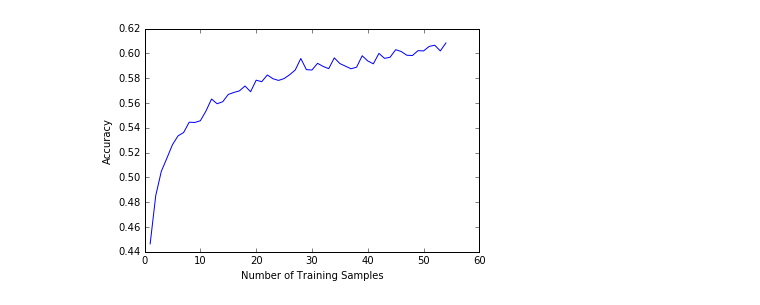
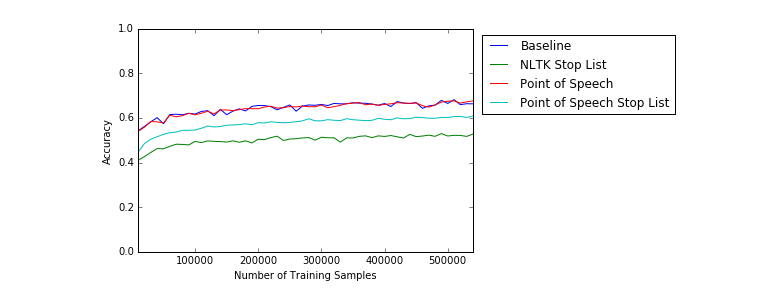
Before and after one commit to jackslinger/NLP, a Jupyter notebook: Lab8.ipynb, the cells around one changed output. Drawn from its saved outputs; the diff is of its cells as text; code cells hidden in the pictures.

```diff
--- a/Lab8.ipynb
+++ b/Lab8.ipynb
@@ -250,9 +233,22 @@ avg / total       0.61      0.62      0.61      9842
+# %%
+pos_dev = [0.44640000000000002, 0.48530000000000001, 0.50490000000000002, 0.51549999999999996, 0.52639999999999998, 0.53349999999999997, 0.53620000000000001, 0.54449999999999998, 0.54430000000000001, 0.54569999999999996, 0.55349999999999999, 0.56320000000000003, 0.55940000000000001, 0.56100000000000005, 0.56689999999999996, 0.56850000000000001, 0.56979999999999997, 0.57369999999999999, 0.56910000000000005, 0.57840000000000003, 0.57720000000000005, 0.58260000000000001, 0.5796, 0.57820000000000005, 0.57969999999999999, 0.58279999999999998, 0.58660000000000001, 0.59589999999999999, 0.58689999999999998, 0.58660000000000001, 0.59199999999999997, 0.58950000000000002, 0.5877, 0.59640000000000004, 0.59179999999999999, 0.5897, 0.58760000000000001, 0.58889999999999998, 0.59809999999999997, 0.59389999999999998, 0.59160000000000001, 0.59999999999999998, 0.59599999999999997, 0.59689999999999999, 0.60299999999999998, 0.60150000000000003, 0.59850000000000003, 0.59830000000000005, 0.60219999999999996, 0.60199999999999998, 0.60560000000000003, 0.60660000000000003, 0.60199999999999998, 0.60840000000000005]
+pos_train = [0.4625939740289956, 0.50391891695386004, 0.53219473890851987, 0.54884650060346962, 0.56559459931073597, 0.58161926158588895, 0.5892317032383777, 0.60268980209105849, 0.61076938736930886, 0.6185490555337434, 0.63086019863601328, 0.64021761258706689, 0.64594148526225481, 0.65437551803865113, 0.66454907007517927, 0.66778999258386773, 0.67770543413456641, 0.68571412991318759, 0.68759906353153311, 0.69890139452369526, 0.70008833922261482, 0.71195233317337758, 0.7125939740289956, 0.71946116709563901, 0.72781703965449551, 0.73207222731172472, 0.73927023804330438, 0.74990366298768341, 0.75036353589553428, 0.75850855763498093, 0.76506674519042006, 0.76490678939638501, 0.76940009306518931, 0.77911922523229948, 0.78444684378135499, 0.78918189882068956, 0.79231012520176247, 0.79680706422952208, 0.80247640652037977, 0.8077367709287615, 0.811326687897163, 0.81888096380636621, 0.8192681295351103, 0.83198461516090094, 0.83310975875757975, 0.84088579156305898, 0.83932076953278367, 0.84928165307042414, 0.85124292922683187, 0.8580192383195917, 0.85924798964649773, 0.86845453620090451, 0.87099746979016712, 0.87532354694702552]
+nostoplist_dev = [0.54239999999999999, 0.56210000000000004, 0.5827, 0.6008, 0.57399999999999995, 0.61480000000000001, 0.61660000000000004, 0.61380000000000001, 0.62039999999999995, 0.61699999999999999, 0.62880000000000003, 0.63229999999999997, 0.60980000000000001, 0.63829999999999998, 0.61419999999999997, 0.63019999999999998, 0.64049999999999996, 0.63119999999999998, 0.65139999999999998, 0.65569999999999995, 0.65510000000000002, 0.6502, 0.63600000000000001, 0.6472, 0.65810000000000002, 0.63, 0.65269999999999995, 0.65780000000000005, 0.65639999999999998, 0.66020000000000001, 0.6552, 0.66479999999999995, 0.66290000000000004, 0.66290000000000004, 0.66790000000000005, 0.66600000000000004, 0.66549999999999998, 0.66169999999999995, 0.65680000000000005, 0.6643, 0.65100000000000002, 0.67320000000000002, 0.6663, 0.6643, 0.66849999999999998, 0.64280000000000004, 0.65400000000000003, 0.65720000000000001, 0.67869999999999997, 0.66459999999999997, 0.68169999999999997, 0.65939999999999999, 0.66339999999999999, 0.66290000000000004]
+nostoplist_train = [0.55338342857973799, 0.57945076996902678, 0.60940431008157747, 0.62611787287876808, 0.60385129927729064, 0.64880796579854294, 0.65733288254882283, 0.66591414736291066, 0.67085096482426676, 0.67036746208320608, 0.69225959371228318, 0.6959785659235993, 0.68120992016751736, 0.70705550466053013, 0.69392822347278571, 0.70310568715554977, 0.7199464875161774, 0.70532689147726446, 0.73942292311942881, 0.74187679041428556, 0.75019994474254392, 0.74303465224156229, 0.73371722723901756, 0.74864219343017935, 0.76893113175994998, 0.74194404455495933, 0.7624365629862293, 0.77123776701711522, 0.77370254038883801, 0.78425053439776649, 0.77087968416001396, 0.79425504224287102, 0.79461312509997239, 0.78246739083017058, 0.80127673806511657, 0.81131214646134164, 0.80624809143654841, 0.80210014686850184, 0.80803487036309962, 0.81513290872340738, 0.80056057235091393, 0.82770216231150662, 0.82446123980281816, 0.82379778679346793, 0.82476660995506701, 0.81139757739679219, 0.81809390859253439, 0.83819199057714955, 0.8552600008724861, 0.83715409559539911, 0.85998233215547704, 0.845435443295671, 0.84856912271517693, 0.84296158152655998]
+nostoplist_pos_dev = [0.53949999999999998, 0.55869999999999997, 0.58350000000000002, 0.58220000000000005, 0.57709999999999995, 0.61199999999999999, 0.60489999999999999, 0.60980000000000001, 0.62070000000000003, 0.61380000000000001, 0.62090000000000001, 0.62960000000000005, 0.61799999999999999, 0.63529999999999998, 0.63560000000000005, 0.63239999999999996, 0.63690000000000002, 0.64159999999999995, 0.64119999999999999, 0.64100000000000001, 0.64890000000000003, 0.65210000000000001, 0.64380000000000004, 0.64580000000000004, 0.65069999999999995, 0.64890000000000003, 0.65329999999999999, 0.6502, 0.64990000000000003, 0.65739999999999998, 0.64539999999999997, 0.65029999999999999, 0.65620000000000001, 0.66379999999999995, 0.66610000000000003, 0.66869999999999996, 0.65880000000000005, 0.66220000000000001, 0.65580000000000005, 0.66039999999999999, 0.66310000000000002, 0.66810000000000003, 0.66659999999999997, 0.66500000000000004, 0.66659999999999997, 0.65469999999999995, 0.6482, 0.65780000000000005, 0.67059999999999997, 0.67459999999999998, 0.6764, 0.66610000000000003, 0.67190000000000005, 0.67600000000000005]
+nostoplist_pos_train = [0.54674526312728122, 0.57701507946894681, 0.6065796361732757, 0.61892531518562144, 0.61562986229260275, 0.6506801756605447, 0.65177078334714766, 0.65903059518096818, 0.67554966627404789, 0.67763817999389264, 0.69158705230554463, 0.696981924995274, 0.69262312960781747, 0.71251217845250037, 0.71909581352062701, 0.72575397344733816, 0.73049266384562817, 0.73853044249589206, 0.73801422152423335, 0.73812146461341588, 0.74520496153790228, 0.75871577309543548, 0.76165677849030811, 0.76124598292835433, 0.77227747967834348, 0.77315360118658116, 0.78158036324506686, 0.77891382745132254, 0.78976173857406684, 0.79777952275007635, 0.79115953409239625, 0.80485029591821899, 0.81103040614230248, 0.81711417935406938, 0.82595900769241959, 0.82772397446523871, 0.82634617342116357, 0.83613983044685836, 0.83033052683621977, 0.83590534979423869, 0.84598074713897253, 0.85144469164885339, 0.84702591283863371, 0.86274338728206024, 0.85759935436024948, 0.85759935436024948, 0.84484287978595007, 0.86603702249560122, 0.88235251348718169, 0.88399751341447452, 0.88918517064374936, 0.88674402710523637, 0.8917353749509227, 0.89951504311535724]
+stoplist_dev = [0.41020000000000001, 0.42649999999999999, 0.44519999999999998, 0.46250000000000002, 0.46139999999999998, 0.47249999999999998, 0.4819, 0.48110000000000003, 0.47889999999999999, 0.49459999999999998, 0.48920000000000002, 0.49690000000000001, 0.49480000000000002, 0.49390000000000001, 0.49159999999999998, 0.49719999999999998, 0.49070000000000003, 0.49719999999999998, 0.48780000000000001, 0.50449999999999995, 0.50239999999999996, 0.51190000000000002, 0.51780000000000004, 0.49859999999999999, 0.50529999999999997, 0.50670000000000004, 0.51019999999999999, 0.51190000000000002, 0.50019999999999998, 0.51319999999999999, 0.51100000000000001, 0.51080000000000003, 0.49130000000000001, 0.51049999999999995, 0.50990000000000002, 0.51729999999999998, 0.51949999999999996, 0.51139999999999997, 0.51949999999999996, 0.51690000000000003, 0.52090000000000003, 0.51519999999999999, 0.50980000000000003, 0.52600000000000002, 0.5161, 0.51859999999999995, 0.52259999999999995, 0.51739999999999997, 0.52969999999999995, 0.51880000000000004, 0.52190000000000003, 0.52139999999999997, 0.51700000000000002, 0.52739999999999998]
+stoplist_train = [0.42819075455510475, 0.44912678677892653, 0.4710589073565124, 0.48930295627390247, 0.49452696709273075, 0.51391615408105396, 0.52461683316610686, 0.53104051244019834, 0.52861572801698442, 0.54661620788436649, 0.54915732379415139, 0.56109220724454334, 0.56353153310357862, 0.56967347205863106, 0.57136754933182099, 0.58200279195567772, 0.57786030042606407, 0.58907356512382036, 0.58409494103447779, 0.59759302883566723, 0.6032314705754046, 0.60852091785542906, 0.6188653317628583, 0.61149282380142211, 0.62240253602640727, 0.61859631520016289, 0.62786102749785511, 0.63249429248644007, 0.61921796158152653, 0.64295685555991799, 0.64200257383414039, 0.64877161220898949, 0.63120374005729329, 0.65360300426064066, 0.65642404280998701, 0.65896697639924962, 0.66349845133708507, 0.6585452747604299, 0.66792450086521538, 0.67351568293853337, 0.67436817461356136, 0.67809987058122123, 0.67594592040018031, 0.68507430673704717, 0.68768994750541668, 0.68560688682400506, 0.69092359929619451, 0.6939991129724149, 0.70207869825066527, 0.7004718695924036, 0.70654110136834913, 0.7116633221364278, 0.714667946313019, 0.71609118934403582]
 # %%
 plt.figure()
-plt.plot(range(1,55), scores)
-#plt.axis([1, 550, 0.4, 1.0])
+plt.plot(range(10000,550000, 10000), nostoplist_dev)
+plt.plot(range(10000,550000, 10000), stoplist_dev)
+plt.plot(range(10000,550000, 10000), nostoplist_pos_dev)
+plt.plot(range(10000,550000, 10000), pos_dev)
+plt.legend(['Baseline', 'NLTK Stop List', 'Point of Speech', 'Point of Speech Stop List'], bbox_to_anchor=(1.62, 1.0))
+plt.axis([10000, 540000, 0.0, 1.0])
 plt.ylabel('Accuracy')
 plt.xlabel('Number of Training Samples')
 plt.show()
 # %% [output]
-[figure, old version]
+[figure, new version]
```
Also changed, not shown: parts of 15 cells of this notebook, 2 other files.
